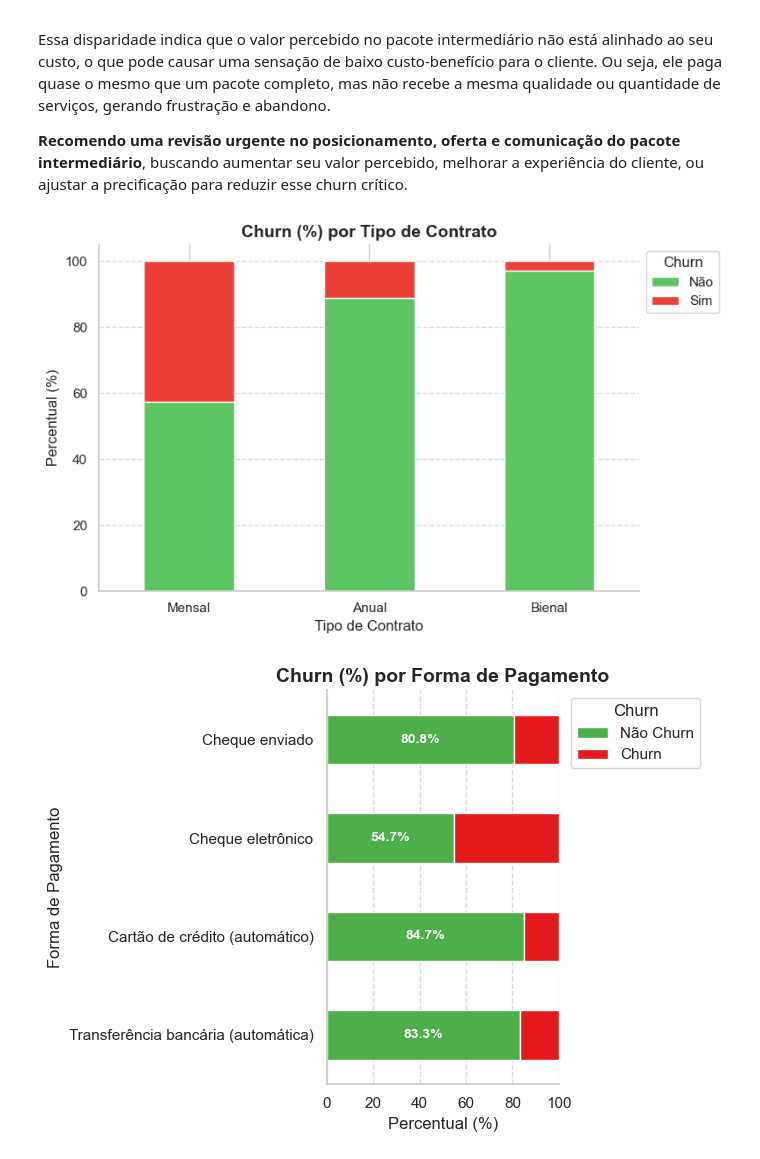
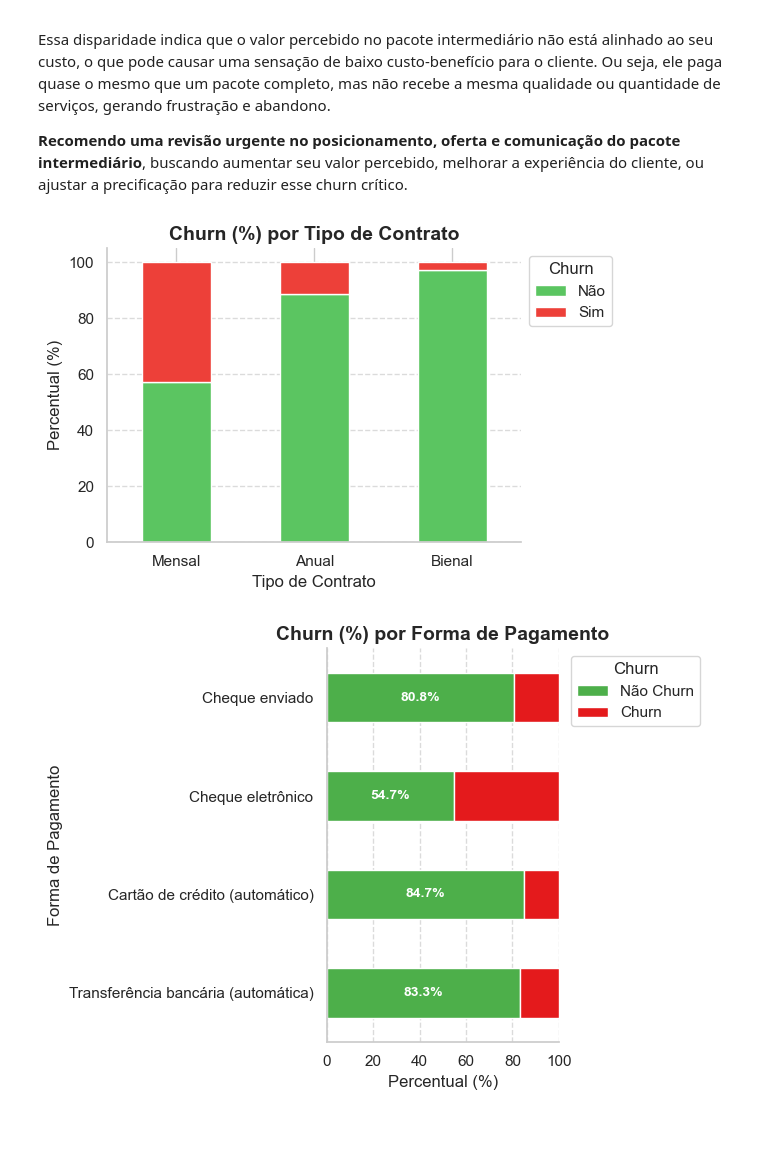
Before and after one commit to KattyL/TelecomX-Katturyn, a Jupyter notebook: TelecomX_BR.ipynb, the cells around one changed output. Drawn from its saved outputs; the diff is of its cells as text; code cells hidden in the pictures; blank space fills up the shorter version.

```diff
--- a/TelecomX_BR.ipynb
+++ b/TelecomX_BR.ipynb
@@ -453,35 +453,35 @@ churn_contrato.columns = ['Não', 'Sim']
 color_nao = '#5bc561'
 color_sim = '#ed4039'
 
 ax = churn_contrato.plot(
     kind='bar',
     stacked=True,
     color=[color_nao, color_sim],
-    figsize=(8, 5)
+    figsize=(6, 4)
 )
 
 traducao_contratos = {
     'Month-to-month': 'Mensal',
     'One year': 'Anual',
     'Two year': 'Bienal'
 }
 
 rótulos_traduzidos = [traducao_contratos.get(label.get_text(), label.get_text()) for label in ax.get_xticklabels()]
 ax.set_xticklabels(rótulos_traduzidos, rotation=0)
 
 ax.set_title('Churn (%) por Tipo de Contrato', fontsize=14, fontweight='bold')
 ax.set_ylabel('Percentual (%)', fontsize=12)
 ax.set_xlabel('Tipo de Contrato', fontsize=12)
 ax.legend(title='Churn', loc='upper left', bbox_to_anchor=(1,1))
 ax.spines['top'].set_visible(False)
 ax.spines['right'].set_visible(False)
 
 ax.grid(axis='y', linestyle='--', alpha=0.7)
 
 plt.tight_layout()
 plt.show()
 # %% [output]
-[figure, old version]
+[figure, new version]
 # %%
 churn_counts = df.groupby(['account_PaymentMethod', 'Churn']).size().unstack(fill_value=0)
 churn_percent = churn_counts.div(churn_counts.sum(axis=1), axis=0) * 100
```
Also changed, not shown: parts of 1 cell of this notebook, 6 other files.
